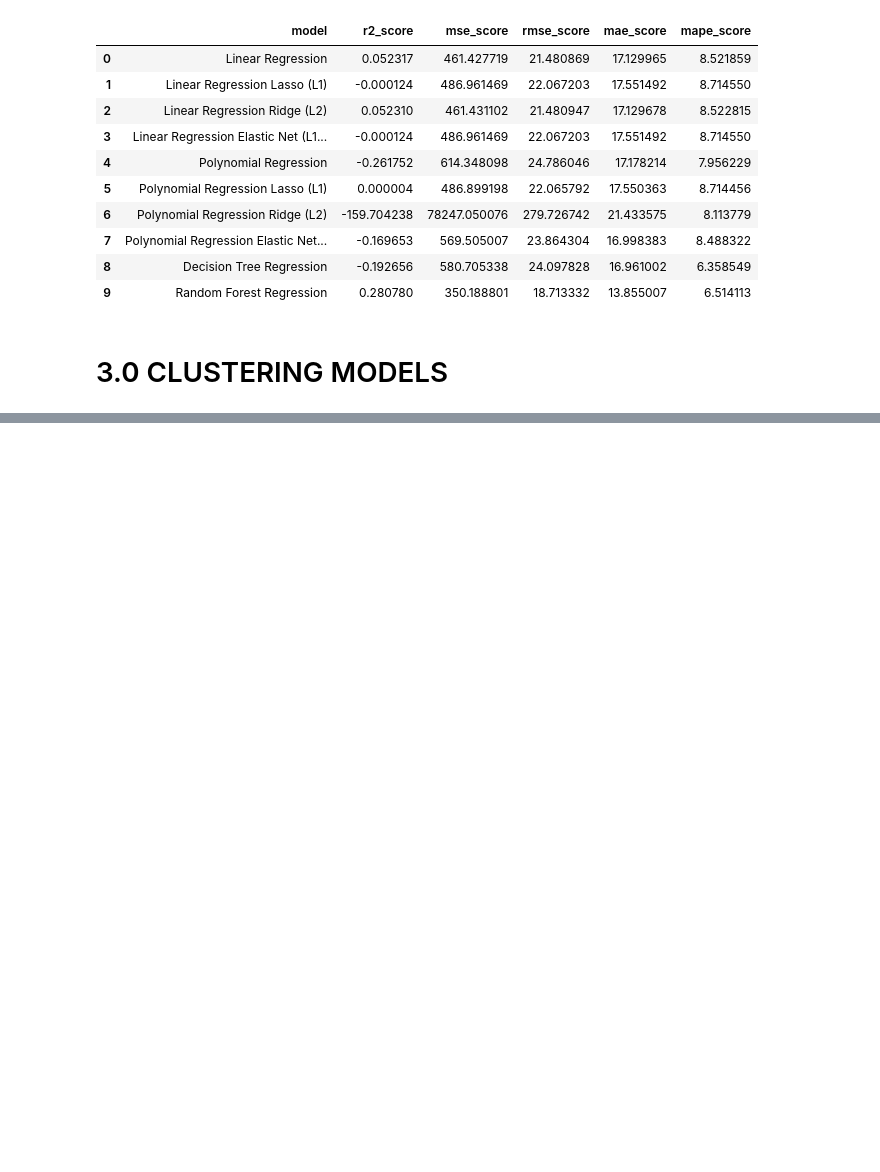
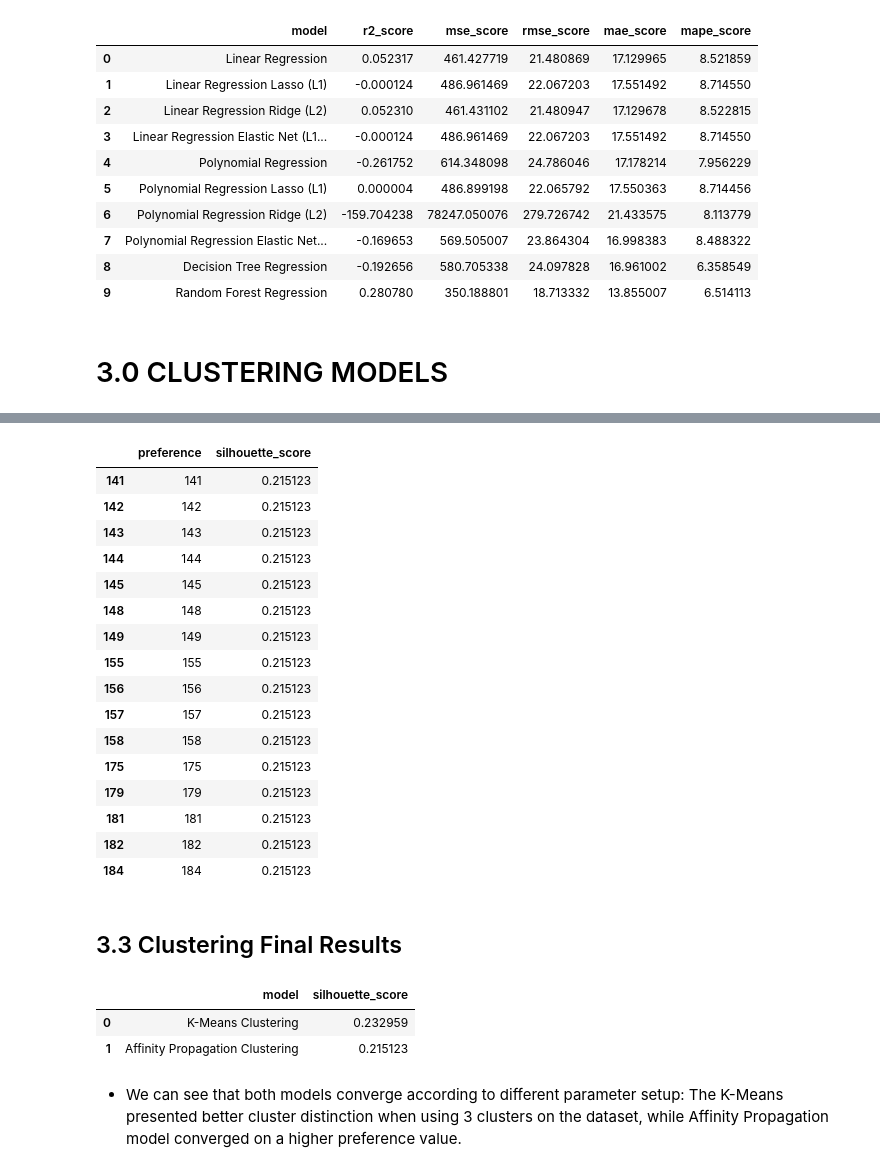
Before and after one commit to AndreMenezesDS/machine_learning_test, a Jupyter notebook: ml_trials.ipynb, the cells around one changed output, grey strips where cells are left out. Saved outputs shown, nothing was run; the diff lists cells and outputs as text; code cells hidden in the pictures; blank space fills up the shorter version.

Commit message:
Finished 3.0: Clustering Models

```diff
--- a/ml_trials.ipynb
+++ b/ml_trials.ipynb
@@ -2016,0 +2029,18 @@ test_regression_results
+# %%
+params = {'n_clusters': np.arange(2, 11).tolist()}
+
+n_clusters_list = list()
+
+ss_score_list = list()
+
+for i in params.get('n_clusters'):
+    n_clusters_list.append(i)
+    #Model Define
+    k_means_clustering = c.KMeans(n_clusters=i, random_state=42)
+
+    #Model Prediction
+    k_means_labels = k_means_clustering.fit_predict(X_clustering)
+
+    #score
+    ss_score = mt.silhouette_score(X_clustering, k_means_labels)
+    ss_score_list.append(ss_score)
@@ -2016,0 +2069,24 @@ test_regression_results
+# %%
+preference = np.arange(-1, -200, -1)
+
+preference_list = list()
+
+ss_score_list = list()
+
+for i in range(len(preference)):
+    preference_list.append(i)
+    #Model Define
+    ap_clustering = c.AffinityPropagation(preference=preference[i], random_state=42)
+
+    #Model Training
+    ap_clustering.fit(X_clustering)
+
+    #Model Labeling(Clustering)
+    ap_labels = ap_clustering.predict(X_clustering)
+
+    #Clustering Scores
+    ss_score = mt.silhouette_score(X_clustering, ap_labels)
+    ss_score_list.append(ss_score)
+# %%
+ap_clustering_df = pd.DataFrame({ 'preference': preference_list, 'silhouette_score': ss_score_list})
+ap_clustering_df
@@ -2016,0 +2107,23 @@ test_regression_results
+# %%
+ap_clustering_max = ap_clustering_df.query('silhouette_score == silhouette_score.max()')
+ap_clustering_max
+# %% [output]
+|  | preference | silhouette_score |
+| 141 | 141 | 0.215123 |
+| 142 | 142 | 0.215123 |
+| 143 | 143 | 0.215123 |
+| 144 | 144 | 0.215123 |
+| 145 | 145 | 0.215123 |
+| 148 | 148 | 0.215123 |
+| 149 | 149 | 0.215123 |
+| 155 | 155 | 0.215123 |
+| 156 | 156 | 0.215123 |
+| 157 | 157 | 0.215123 |
+| 158 | 158 | 0.215123 |
+| 175 | 175 | 0.215123 |
+| 179 | 179 | 0.215123 |
+| 181 | 181 | 0.215123 |
+| 182 | 182 | 0.215123 |
+| 184 | 184 | 0.215123 |
+# %% [markdown]
+## 3.3 Clustering Final Results
@@ -2016,0 +2138,9 @@ test_regression_results
+# %%
+clustering_results = pd.concat([k_means_clustering_max, ap_clustering_max]).reset_index(drop=True)
+clustering_results
+# %% [output]
+|  | model | silhouette_score |
+| 0 | K-Means Clustering | 0.232959 |
+| 1 | Affinity Propagation Clustering | 0.215123 |
+# %% [markdown]
+*   We can see that both models converge according to different parameter setup: The K-Means presented better cluster distinction when using 3 clusters on the dataset, while Affinity Propagation model converged on a higher preference value.
```
Also changed, not shown: parts of 10 cells of this notebook.
